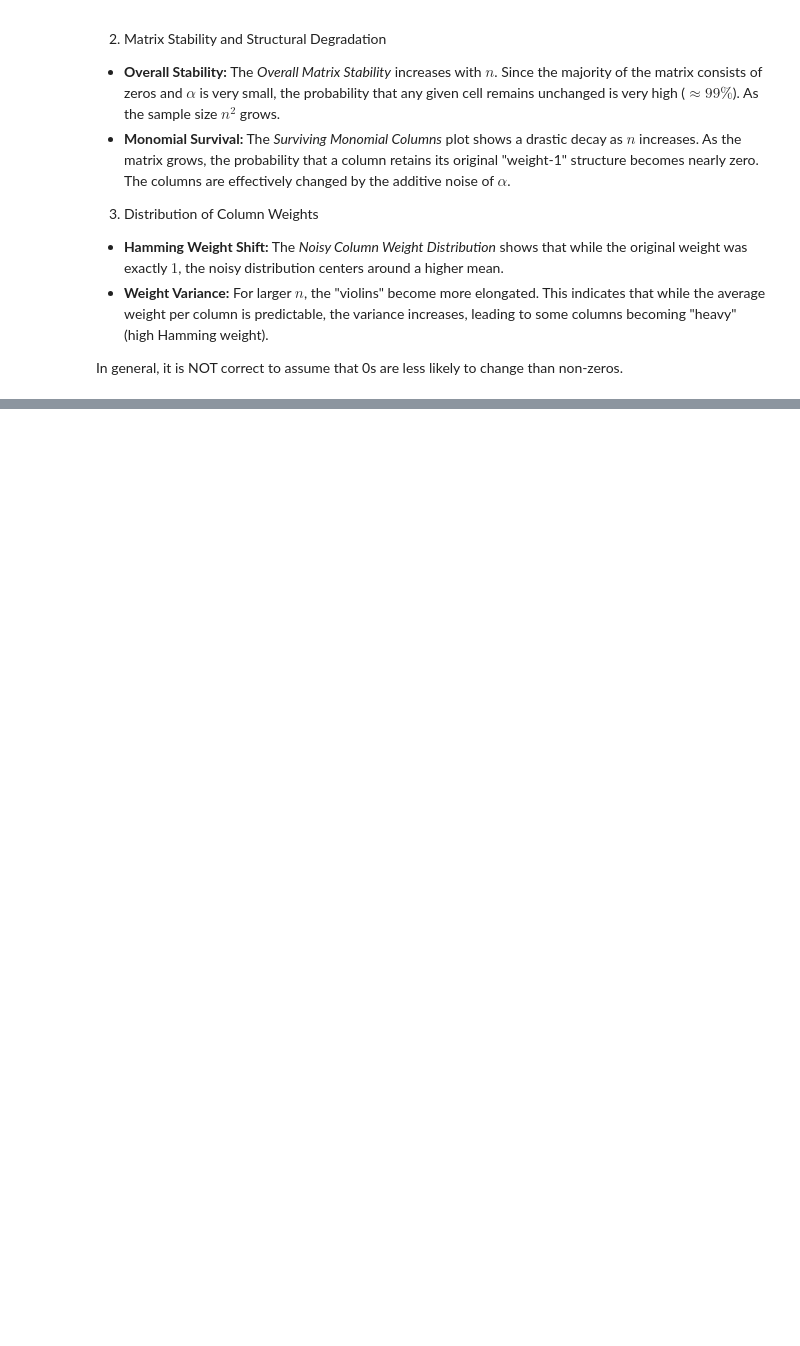
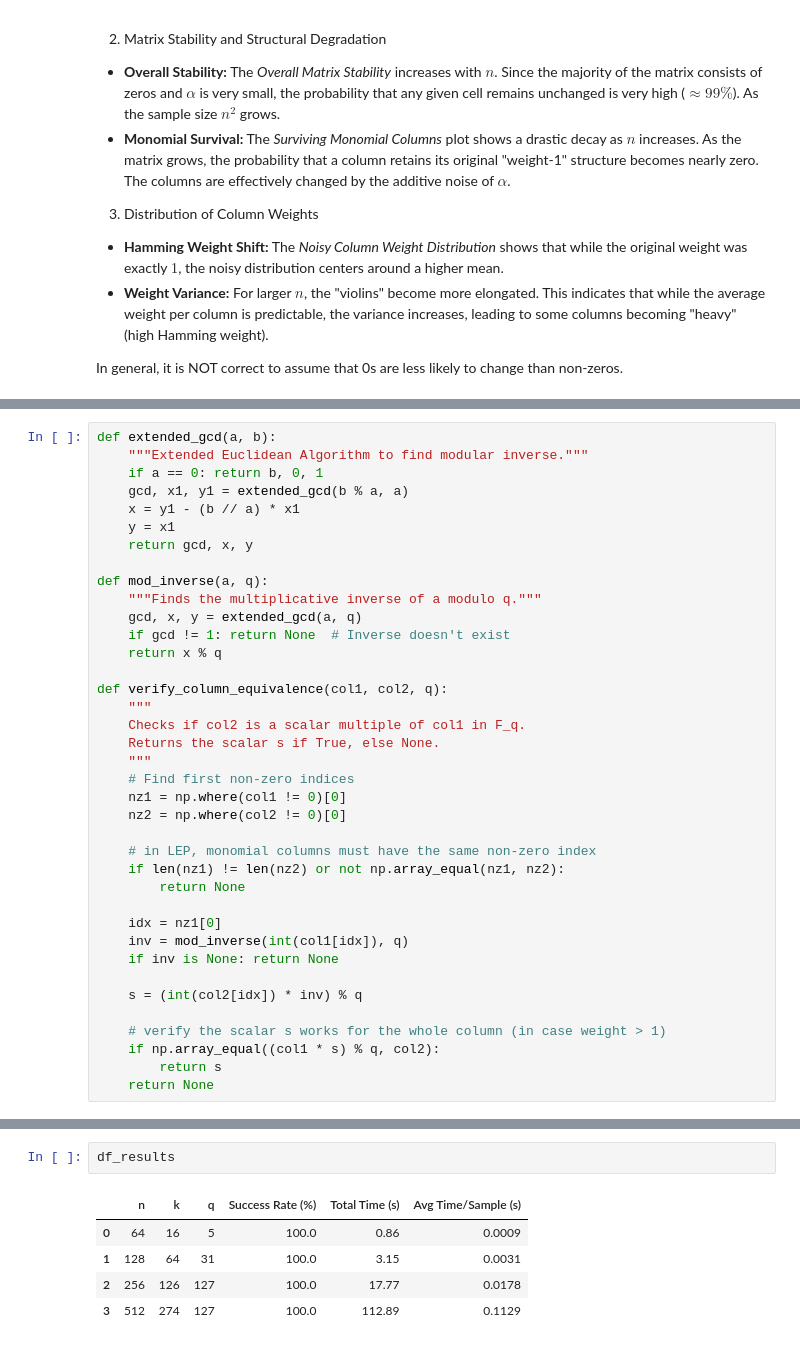
Before and after one commit to EstefaniaLaverde/PEP-LEP, a Jupyter notebook: Code/error_distribution_analysis.ipynb, the cells around one changed output, grey strips where cells are left out. Saved outputs shown, nothing was run; the diff lists cells and outputs as text; blank space fills up the shorter version.

```diff
--- a/Code/error_distribution_analysis.ipynb
+++ b/Code/error_distribution_analysis.ipynb
@@ -261,0 +295,38 @@ In general, it is NOT correct to assume that 0s are less likely to change than n
+# %%
+def extended_gcd(a, b):
+    """Extended Euclidean Algorithm to find modular inverse."""
+    if a == 0: return b, 0, 1
+    gcd, x1, y1 = extended_gcd(b % a, a)
+    x = y1 - (b // a) * x1
+    y = x1
+    return gcd, x, y
+
+def mod_inverse(a, q):
+    """Finds the multiplicative inverse of a modulo q."""
+    gcd, x, y = extended_gcd(a, q)
+    if gcd != 1: return None  # Inverse doesn't exist
+    return x % q
+
+def verify_column_equivalence(col1, col2, q):
+    """
+    Checks if col2 is a scalar multiple of col1 in F_q.
+    Returns the scalar s if True, else None.
+    """
+    # Find first non-zero indices
+    nz1 = np.where(col1 != 0)[0]
+    nz2 = np.where(col2 != 0)[0]
+
+    # in LEP, monomial columns must have the same non-zero index
+    if len(nz1) != len(nz2) or not np.array_equal(nz1, nz2):
+        return None
+
+    idx = nz1[0]
+    inv = mod_inverse(int(col1[idx]), q)
+    if inv is None: return None
+
+    s = (int(col2[idx]) * inv) % q
+
+    # verify the scalar s works for the whole column (in case weight > 1)
+    if np.array_equal((col1 * s) % q, col2):
+        return s
+    return None
@@ -261,0 +521,8 @@ In general, it is NOT correct to assume that 0s are less likely to change than n
+# %%
+df_results
+# %% [output]
+|  | n | k | q | Success Rate (%) | Total Time (s) | Avg Time/Sample (s) |
+| 0 | 64 | 16 | 5 | 100.0 | 0.86 | 0.0009 |
+| 1 | 128 | 64 | 31 | 100.0 | 3.15 | 0.0031 |
+| 2 | 256 | 126 | 127 | 100.0 | 17.77 | 0.0178 |
+| 3 | 512 | 274 | 127 | 100.0 | 112.89 | 0.1129 |
```
Also changed, not shown: parts of 14 cells of this notebook.
